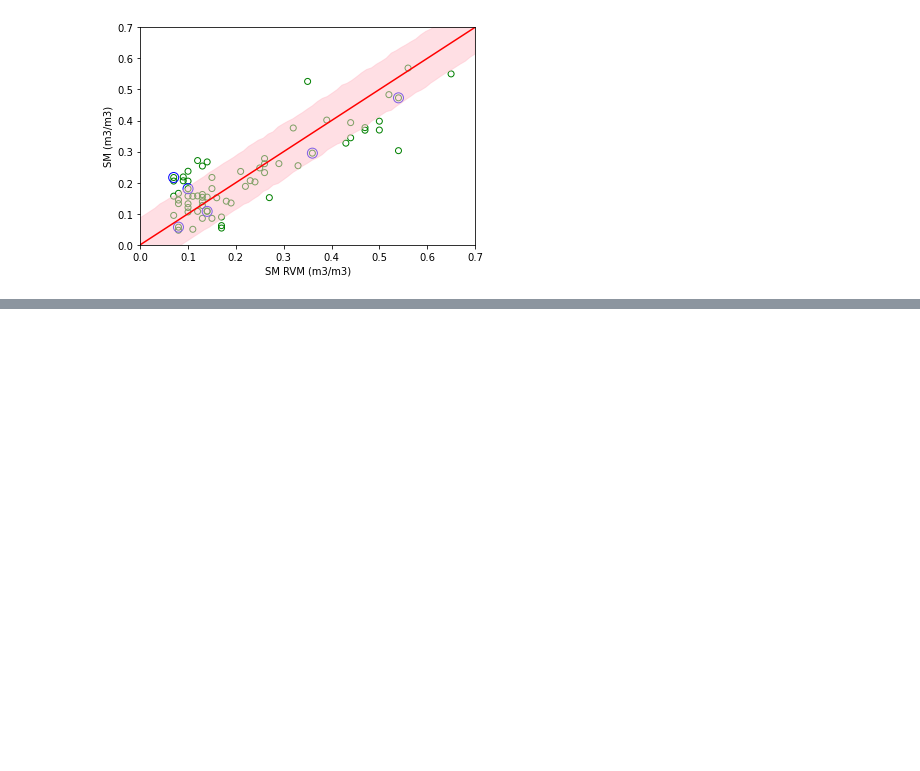
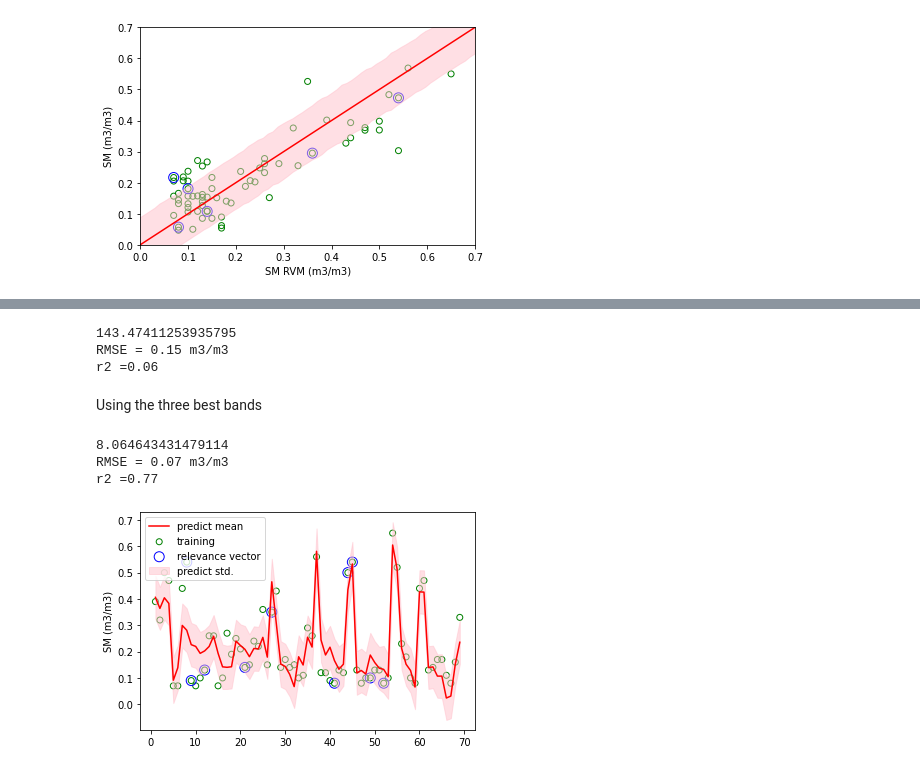
Before and after one commit to diviningwater/Machine-Learning-Applications-in-Remote-Sensing-Data, a Jupyter notebook: DSAW Application 1 Step 2.ipynb, the cells around one changed output, grey strips where cells are left out. Saved outputs shown, nothing was run; the diff lists cells and outputs as text; code cells hidden in the pictures; blank space fills up the shorter version.

```diff
--- a/DSAW Application 1 Step 2.ipynb
+++ b/DSAW Application 1 Step 2.ipynb
@@ -265,0 +455,61 @@ plt.show()
+# %%
+X=sm[['B7']].to_numpy()
+
+clf.fit(X, y_train.ravel())
+scores = clf.cv_results_['mean_test_score']
+
+B7_gamma_sel = gammas[scores == np.max(scores)]
+print(B7_gamma_sel[0])
+
+model = EMRVR(kernel='rbf', gamma=B7_gamma_sel[0],bias_used=False)
+model.fit(X, y_train.ravel())
+
+y, y_std = model.predict(X, return_std=True)
+
+mse = mean_squared_error(y_train, y)
+B7_rmse = math.sqrt(mse)
+print('RMSE = %.2f' %B7_rmse, "m3/m3")
+
+B7_r2 = r2_score(y_train, y)
+print("r2 =%.2f" %B7_r2)
+# %% [output]
+143.47411253935795
+RMSE = 0.15 m3/m3
+r2 =0.06
+# %% [markdown]
+Using the three best bands
+# %%
+X=sm[['B1','B3','B2','B4','B5','B6', 'B7']].to_numpy()
+
+clf.fit(X, y_train.ravel())
+scores = clf.cv_results_['mean_test_score']
+
+B7_gamma_sel = gammas[scores == np.max(scores)]
+print(B7_gamma_sel[0])
+
+model = EMRVR(kernel='rbf', gamma=B7_gamma_sel[0],bias_used=False)
+model.fit(X, y_train.ravel())
+
+y, y_std = model.predict(X, return_std=True)
+
+mse = mean_squared_error(y_train, y)
+B7_rmse = math.sqrt(mse)
+print('RMSE = %.2f' %B7_rmse, "m3/m3")
+
+B7_r2 = r2_score(y_train, y)
+print("r2 =%.2f" %B7_r2)
+# %% [output]
+8.064643431479114
+RMSE = 0.07 m3/m3
+r2 =0.77
+# %%
+plt.scatter(xl, y_train, facecolor='none', edgecolor='g', label='training')
+plt.scatter(xl[model.relevance_], y_train[model.relevance_], s=100, facecolor='none', edgecolor='b', label='relevance vector')
+plt.plot(xl[:, None], y, color='r', label='predict mean')
+plt.fill_between(xl, y - y_std, y + y_std, color='pink', alpha=0.5, label='predict std.')
+plt.legend(loc='best')
+plt.ylabel("SM (m3/m3)")
+
+plt.show()
+# %% [output]
+[figure, added]
```
Also changed, not shown: parts of 21 cells of this notebook, 7 other files.
